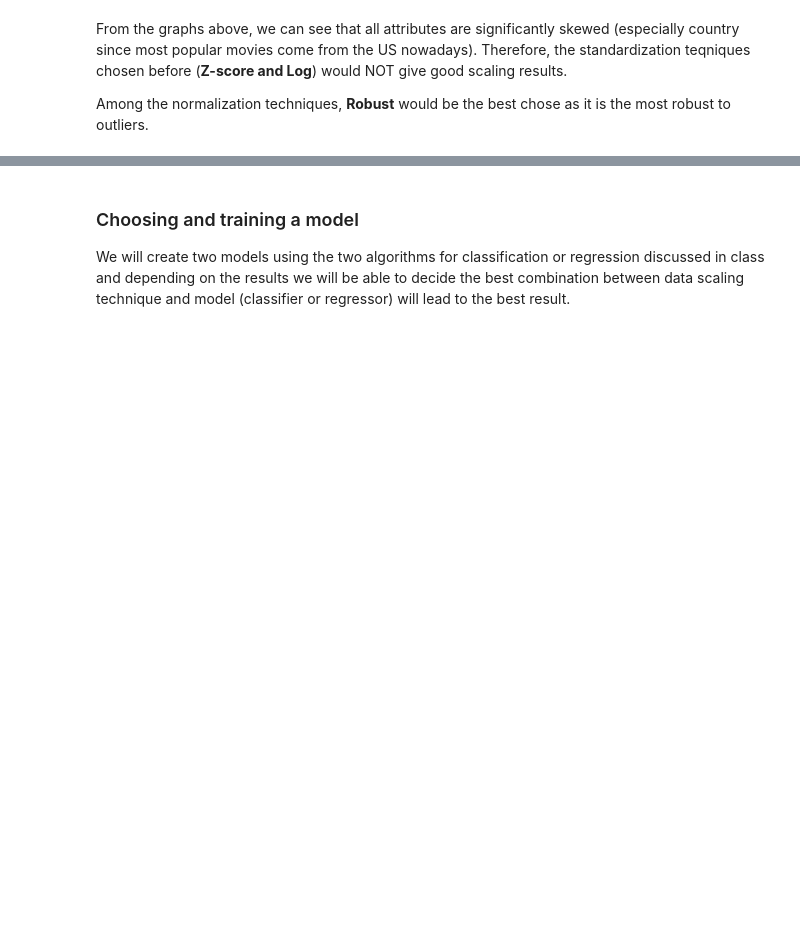
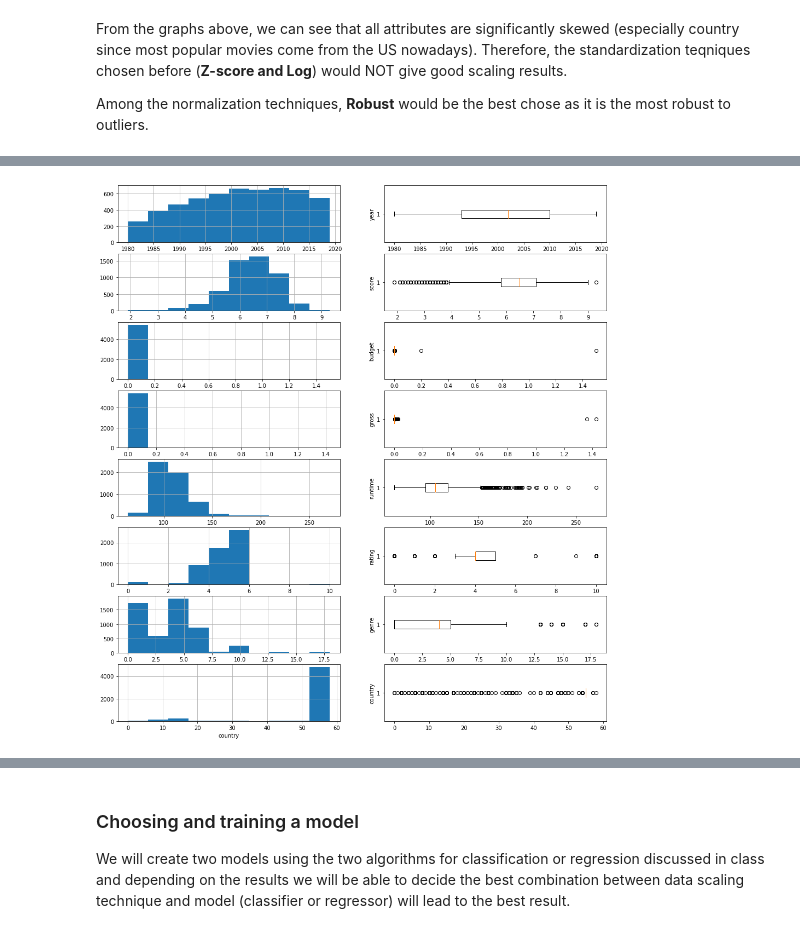
Before and after one commit to dchicasduena/COMP3400_Project, a Jupyter notebook: Iteration 2/Project2.ipynb, the cells around one changed output, grey strips where cells are left out. Saved outputs shown, nothing was run; the diff lists cells and outputs as text; code cells hidden in the pictures; blank space fills up the shorter version.

```diff
--- a/Iteration 2/Project2.ipynb
+++ b/Iteration 2/Project2.ipynb
@@ -194,6 +188,0 @@ movies2['budget'].plot.box()
-# %%
-movies2['budget'].quantile(0.95)
-movies2 = movies2[movies2['budget'] < movies2['budget'].quantile(0.95)]
-
-movies2['gross'].quantile(0.95)
-movies2[movies2['gross'] < movies2['gross'].quantile(0.95)]
@@ -218,0 +189,4 @@ movies2['budget'].plot.box()
+# %%
+to_drop = ['name', 'director', 'company', 'date']
+m2 = movies2.drop(to_drop, axis=1)
+m2.info()
@@ -218,0 +215,16 @@ movies2['budget'].plot.box()
+# %%
+def hist_box(df,names):
+    fig, axs = plt.subplots(len(names),2,figsize=(16,18))
+    axs = axs.flatten()
+    i=0
+    for n in names:
+        df[n].hist(ax = axs[i])
+        axs[i].set(xlabel=n)
+        axs[i+1].boxplot(df[n],vert=False)
+        axs[i+1].set(ylabel=n)
+        i += 2
+names = ['year', 'score', 'budget','gross','runtime', 'rating', 'genre', 'country']
+hist_box_data = m2[names].dropna()
+hist_box(hist_box_data,names)
+# %% [output]
+[figure, added]
```
Also changed, not shown: parts of 9 cells of this notebook.
